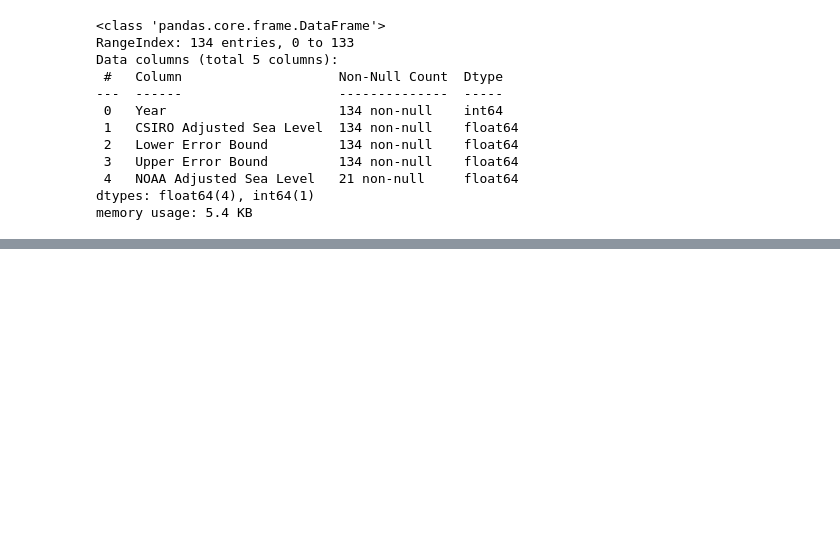
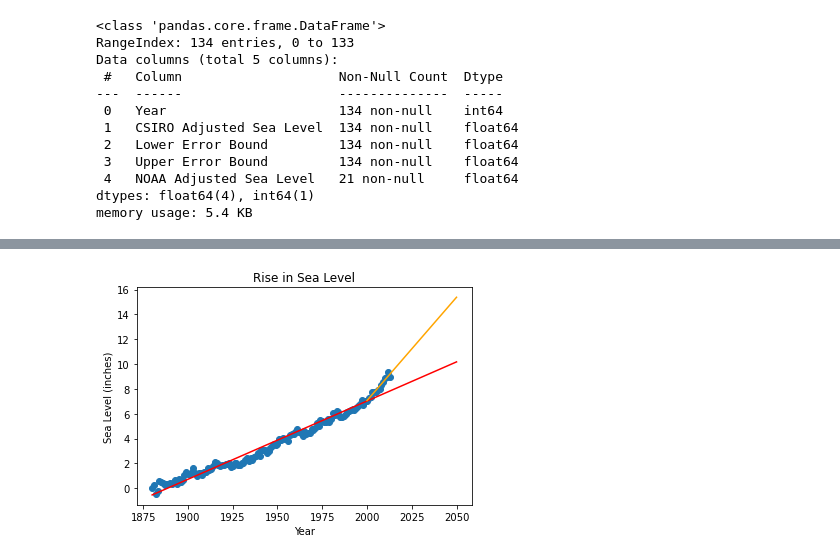
Before and after one commit to dr-rompecabezas/sea-level-predictor, a Jupyter notebook: sea-level-predictor.ipynb, the cells around one changed output, grey strips where cells are left out. Saved outputs shown, nothing was run; the diff lists cells and outputs as text; code cells hidden in the pictures; blank space fills up the shorter version.

```diff
--- a/sea-level-predictor.ipynb
+++ b/sea-level-predictor.ipynb
@@ -93,0 +159,24 @@ df['NOAA Adjusted Sea Level'].plot.box()
+# %%
+df2y = df2['CSIRO Adjusted Sea Level']
+# %%
+res2 = linregress(df2x, df2y)
+# %%
+extension2 = np.arange(2000, 2051)
+# %%
+line_2 = [res2.slope*i + res2.intercept for i in extension2]
+# %%
+plt.scatter(x, y)
+
+plt.plot(extension, line_1, 'red')
+
+plt.plot(extension2, line_2, 'orange')
+
+plt.title('Rise in Sea Level')
+
+plt.xlabel('Year')
+
+plt.ylabel('Sea Level (inches)')
+
+plt.show()
+# %% [output]
+[figure, added]
```
Also changed, not shown: parts of 18 cells of this notebook, 2 other files.
